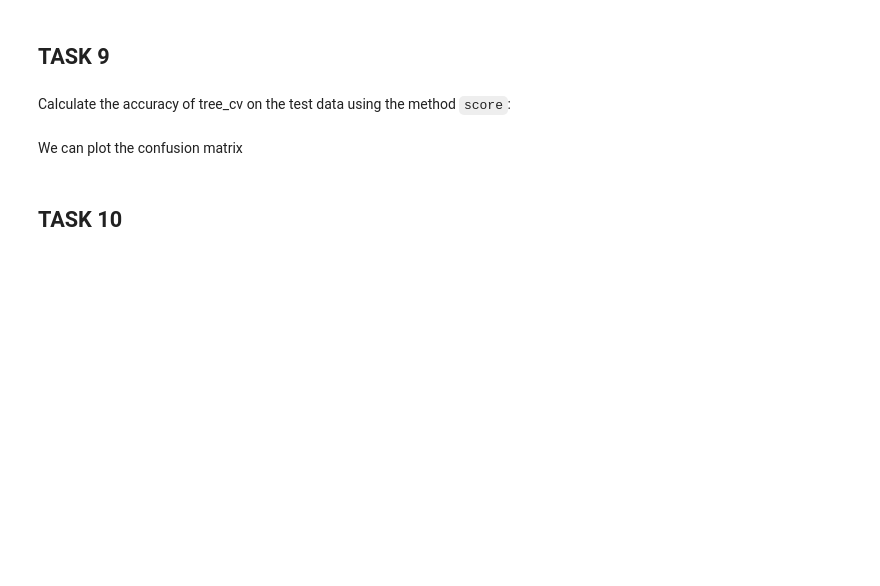
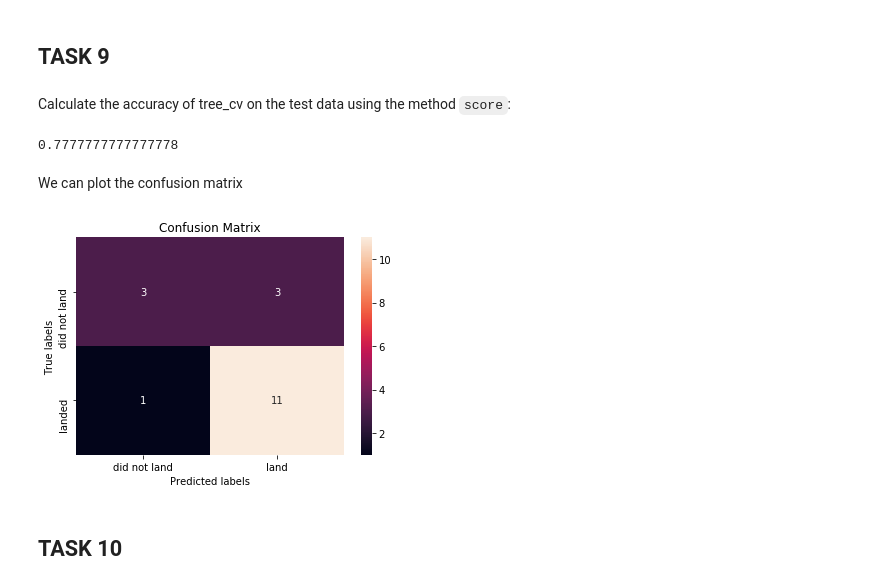
Before and after one commit to almo214/CapstoneRepo, a Jupyter notebook: SpaceX_Machine Learning Prediction_Part_5.ipynb, the cells around one changed output. Drawn from its saved outputs; the diff is of its cells as text; code cells hidden in the pictures; blank space fills up the shorter version.

```diff
--- a/SpaceX_Machine Learning Prediction_Part_5.ipynb
+++ b/SpaceX_Machine Learning Prediction_Part_5.ipynb
@@ -227,7 +228,7 @@ parameters = {'kernel':('linear', 'rbf','poly','rbf', 'sigmoid'),
               'gamma':np.logspace(-3, 3, 5)}
 svm = SVC()
 # %%
-svm_cv=GridSearchCV(svm, parameters, cv=10, iid=None)
+svm_cv=GridSearchCV(svm, parameters, cv=10)
 # %%
 svm_cv.fit(X_train, Y_train)
 print("tuned hpyerparameters :(best parameters) ",svm_cv.best_params_)
@@ -292,8 +294,15 @@ tree_cv.best_estimator_.score(X_train, Y_train)
+# %%
+TA_Tree=tree_cv.best_estimator_.score(X_test, Y_test)
+print(TA_Tree)
+# %% [output]
+0.7777777777777778
 # %% [markdown]
 We can plot the confusion matrix
 # %%
-yhat = svm_cv.predict(X_test)
-plot_confusion_matrix(Y_test,yhat)
+y_tree = tree_cv.predict(X_test)
+plot_confusion_matrix(Y_test,y_tree)
+# %% [output]
+[figure, added]
 # %% [markdown]
 ## TASK  10
 # %% [markdown]
```
Also changed, not shown: parts of 11 cells of this notebook.
